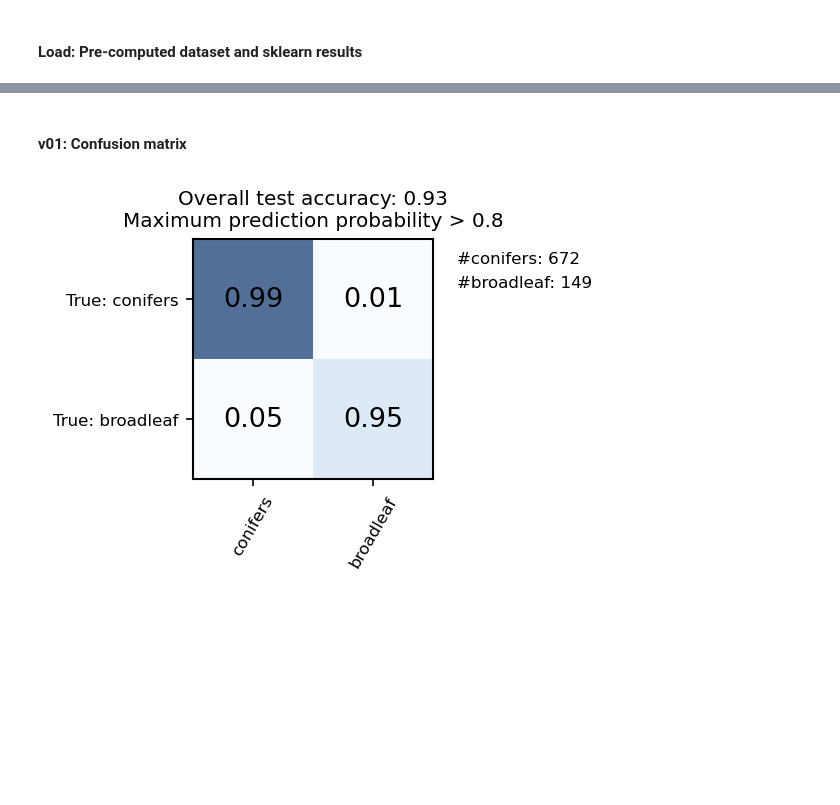
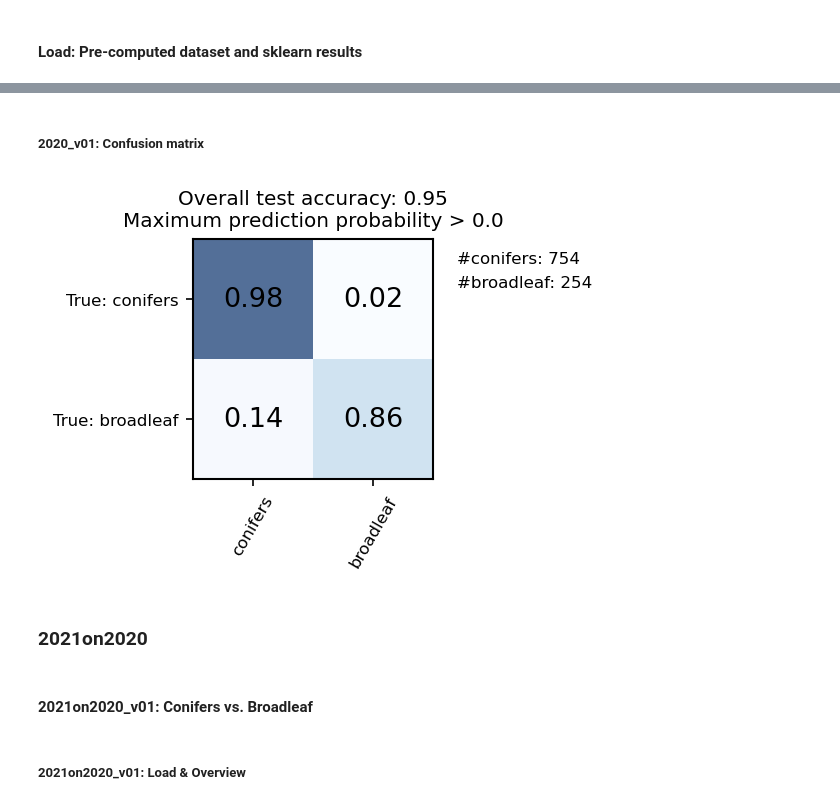
Before and after one commit to FlorianStehr/findatree, a Jupyter notebook: scripts/analysis/random-forest_plot.ipynb, the cells around one changed output, grey strips where cells are left out. Saved outputs shown, nothing was run; the diff lists cells and outputs as text; code cells hidden in the pictures; blank space fills up the shorter version.

Commit message:
Improved rf classification: conifer vs. broadleaf

```diff
--- a/scripts/analysis/random-forest_plot.ipynb
+++ b/scripts/analysis/random-forest_plot.ipynb
@@ -32,7 +32,8 @@ dir_plots = r"C:\Data\lwf\analysis\221029_random_forest\plots"
 
 # Directory: sklearn
 dirs_sklearn = [
-    r"C:\Data\lwf\analysis\221029_random_forest\sklearn\v01",
+    r"C:\Data\lwf\analysis\221029_random_forest\sklearn\v01\2020",
+    r"C:\Data\lwf\analysis\221029_random_forest\sklearn\v01\2021",
 ]
 
 # Save names:
@@ -91,61 +212,61 @@ Shape of training features:(3021, 108)
 # %% [markdown]
-#### v01: Confusion matrix
+##### 2020_v01: Confusion matrix
 # %%
-x = dataset['x_test'].copy()
-y = dataset['y_test'].copy()
+# Select samples based on max.prediction probability threshold
+proba_thresh = 0.
 
-y_extend_names = dataset['y_extend_names'].copy()
-y_extend = dataset['y_extend_test'].copy()
+select = np.max(y_pred_proba, axis=1) > proba_thresh
+y_reduce = y[select]
+y_pred_reduce = y_pred[select]
 
-y_pred = grd.best_estimator_.predict(x)
-y_pred_proba = grd.best_estimator_.predict_proba(x)
-
-proba_thresh = 0.8
-select = np.max(y_pred_proba, axis=1) > proba_thresh
-
-y = y[select]
-y_pred = y_pred[select]
-
-confusion_matrix = sklearn.metrics.confusion_matrix(y, y_pred)
-confusion_matrix_norm = sklearn.metrics.confusion_matrix(y, y_pred, normalize='true')
+# Compute diffusion matrices
+confusion_matrix = sklearn.metrics.confusion_matrix(y_reduce, y_pred_reduce)
+confusion_matrix_norm = sklearn.metrics.confusion_matrix(y_reduce, y_pred_reduce, normalize='true')
 
 
+# Plotting
 f = plt.figure(figsize=[4,4])
 f.clear()
 f.subplots_adjust(bottom=0.2, top=0.8, left=0.3, right=0.7)
 ax = f.add_subplot(111)
 
 ticks = range(len(confusion_matrix))
 
 ax.imshow(
     confusion_matrix,
     cmap='Blues',
     alpha=0.7,
 )
 
 for xtick in ticks:
     for ytick in ticks:
         ax.text(ytick, xtick, f"{confusion_matrix_norm[xtick,ytick]:.2f}", ha='center', va='center', fontsize=13)
 
 ax.set_title(
-    f"Overall test accuracy: {grd.best_estimator_.score(dataset['x_test'], dataset['y_test']):.2f}\n" +
+    f"Overall test accuracy: {grd.best_estimator_.score(x, y):.2f}\n" +
     f"Maximum prediction probability > {proba_thresh:.1f}"
 )
 
 ax.set_xticks(ticks)
-ax.set_xticklabels([param['classes'][tick]['family_name'] for tick in ticks], rotation=60)
+ax.set_xticklabels([param_grd['labels'][tick] for tick in ticks], rotation=60)
 ax.set_yticks(ticks)
-_ = ax.set_yticklabels(['True: ' + param['classes'][tick]['family_name'] for tick in ticks], rotation=0)
+ax.set_yticklabels(['True: ' + param_grd['labels'][tick] for tick in ticks], rotation=0)
 
-for class_id, class_dict in param['classes'].items():
+for label, name in param_grd['labels'].items():
     ax.text(
         1.7,
-        -0.3 + 0.2 * class_id,
-        f"#{class_dict['family_name']}: {np.sum(y==class_id)}",
+        -0.3 + 0.2 * label,
+        f"#{name}: {np.sum(y_reduce == label)}",
     )
 
 
-save_name = f"random_forest_confusion_v01_p{proba_thresh*100:.0f}" + '.pdf'
+save_name = f"2020_rf_v01_confusion_p{proba_thresh*100:.0f}" + '.pdf'
 plt.savefig(os.path.join(dir_plots, save_name), transparent=True)
 # %% [output]
-[figure, old version]
+[figure, new version]
+# %% [markdown]
+### 2021on2020
+# %% [markdown]
+#### 2021on2020_v01: Conifers vs. Broadleaf
+# %% [markdown]
+##### 2021on2020_v01: Load & Overview
```
Also changed, not shown: parts of 20 cells of this notebook, 2 other files.
